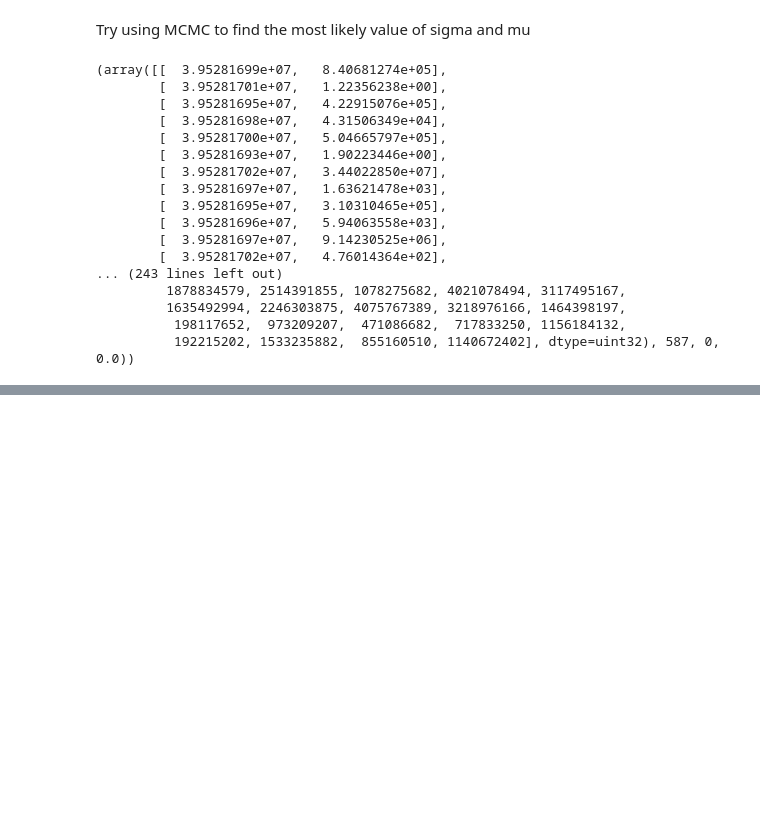
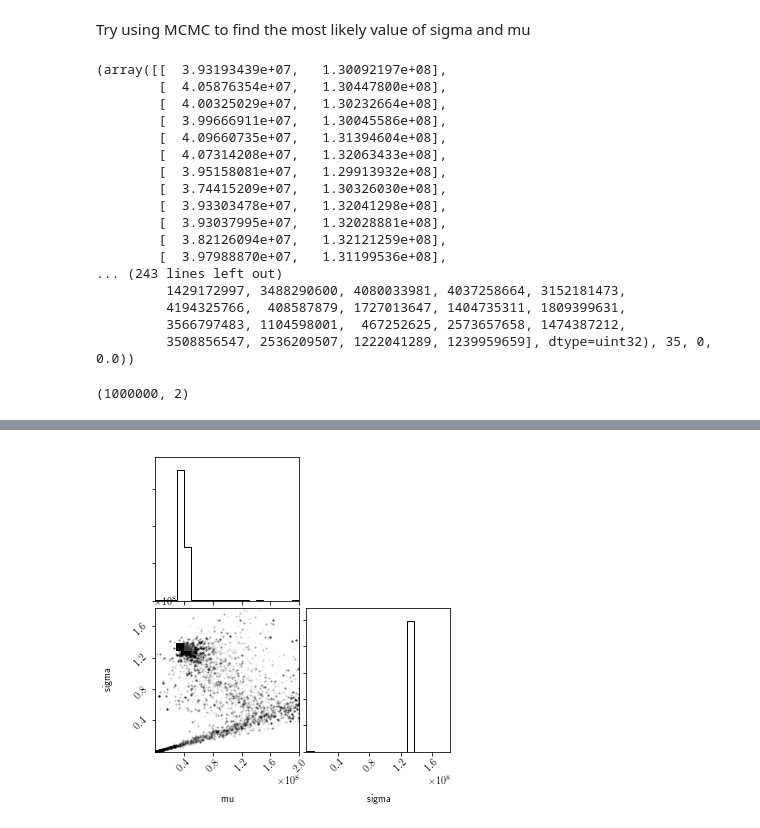
Before and after one commit to dtamayo/MLstability, a Jupyter notebook: Analysis/MCMC.ipynb, the cells around one changed output, grey strips where cells are left out. Saved outputs shown, nothing was run; the diff lists cells and outputs as text; code cells hidden in the pictures; blank space fills up the shorter version.

```diff
--- a/Analysis/MCMC.ipynb
+++ b/Analysis/MCMC.ipynb
@@ -284,7 +333,7 @@ def lnprior(theta):
 
 def lnlike ( theta, x):
     mu,sig = theta
-    return -0.5* len(x)*np.log(2*np.pi*sig**2) - squared_diff(x, mu)
+    return -0.5* len(x)*np.log(2*np.pi*sig**2) - 1./(2*sig**2) * squared_diff(x, mu)
 
 def lnprob( theta, x):
     lp = lnprior(theta)
@@ -300,22 +349,34 @@ sampler = emcee.EnsembleSampler(nwalkers, ndim, lnprob, args=[diff_linear])
 #For burning in a few steps
 pos, prob, state = sampler.run_mcmc(pos, 100)
 sampler.reset()
-sampler.run_mcmc(pos, 1000)
+sampler.run_mcmc(pos, 10000)
 # %% [output]
-(array([[  3.95281699e+07,   8.40681274e+05],
-        [  3.95281701e+07,   1.22356238e+00],
-        [  3.95281695e+07,   4.22915076e+05],
-        [  3.95281698e+07,   4.31506349e+04],
-        [  3.95281700e+07,   5.04665797e+05],
-        [  3.95281693e+07,   1.90223446e+00],
-        [  3.95281702e+07,   3.44022850e+07],
-        [  3.95281697e+07,   1.63621478e+03],
-        [  3.95281695e+07,   3.10310465e+05],
-        [  3.95281696e+07,   5.94063558e+03],
-        [  3.95281697e+07,   9.14230525e+06],
-        [  3.95281702e+07,   4.76014364e+02],
+(array([[  3.93193439e+07,   1.30092197e+08],
+        [  4.05876354e+07,   1.30447800e+08],
+        [  4.00325029e+07,   1.30232664e+08],
+        [  3.99666911e+07,   1.30045586e+08],
+        [  4.09660735e+07,   1.31394604e+08],
+        [  4.07314208e+07,   1.32063433e+08],
+        [  3.95158081e+07,   1.29913932e+08],
+        [  3.74415209e+07,   1.30326030e+08],
+        [  3.93303478e+07,   1.32041298e+08],
+        [  3.93037995e+07,   1.32028881e+08],
+        [  3.82126094e+07,   1.32121259e+08],
+        [  3.97988870e+07,   1.31199536e+08],
 ... (243 lines left out)
-         1878834579, 2514391855, 1078275682, 4021078494, 3117495167,
-         1635492994, 2246303875, 4075767389, 3218976166, 1464398197,
-          198117652,  973209207,  471086682,  717833250, 1156184132,
-          192215202, 1533235882,  855160510, 1140672402], dtype=uint32), 587, 0, 0.0))
+         1429172997, 3488290600, 4080033981, 4037258664, 3152181473,
+         4194325766,  408587879, 1727013647, 1404735311, 1809399631,
+         3566797483, 1104598001,  467252625, 2573657658, 1474387212,
+         3508856547, 2536209507, 1222041289, 1239959659], dtype=uint32), 35, 0, 0.0))
+# %%
+import corner
+vals = sampler.chain.reshape((-1,2))
+fig = plt.figure()
+ax = fig.add_subplot("111")
+#ax.scatter(vals[:,0], vals[:,1])
+print vals.shape
+#plt.show()
+#print vals.shape
+corner.corner(samples, labels= ["mu", "sigma"])
+# %% [output]
+(1000000, 2)
@@ -322,3 +384,4 @@ sampler.run_mcmc(pos, 1000)
+[figure, added]
 # %%
 print np.mean(sampler.acceptance_fraction)
 fig = plt.figure(figsize = (5,5))
```
Also changed, not shown: parts of 12 cells of this notebook.
